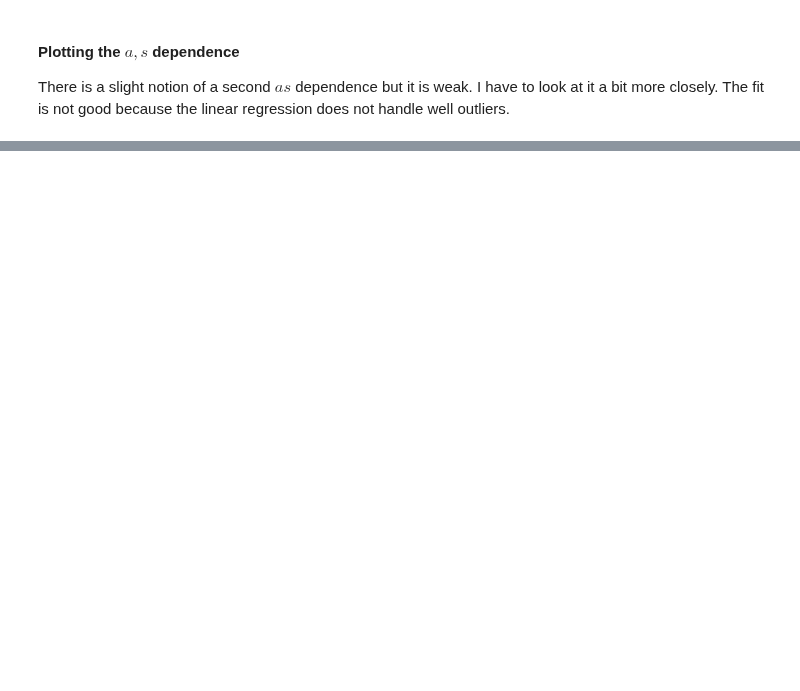
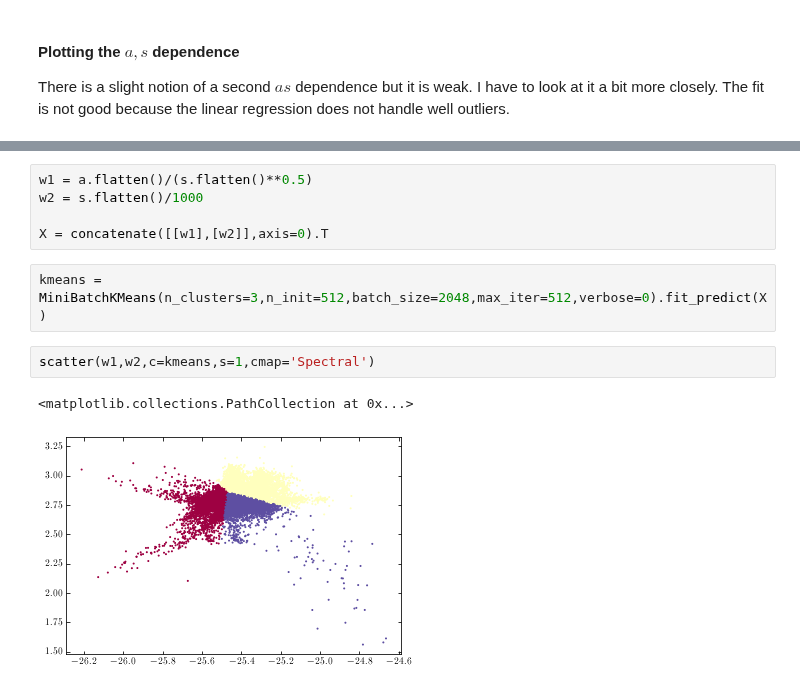
Before and after one commit to zpreisler/XRDXRFutils, a Jupyter notebook: notebooks/a_s_fit.ipynb, the cells around one changed output, grey strips where cells are left out. Cells and saved outputs as stored; diff of their text form; blank space fills up the shorter version.

```diff
--- a/notebooks/a_s_fit.ipynb
+++ b/notebooks/a_s_fit.ipynb
@@ -178,0 +198,12 @@ Text(0, 0.5, '$s$')
+# %%
+w1 = a.flatten()/(s.flatten()**0.5)
+w2 = s.flatten()/1000
+
+X = concatenate([[w1],[w2]],axis=0).T
+# %%
+kmeans = MiniBatchKMeans(n_clusters=3,n_init=512,batch_size=2048,max_iter=512,verbose=0).fit_predict(X)
+# %%
+scatter(w1,w2,c=kmeans,s=1,cmap='Spectral')
+# %% [output]
+<matplotlib.collections.PathCollection at 0x...>
+[figure, added]
```
Also changed, not shown: parts of 18 cells of this notebook, 1 other file.
